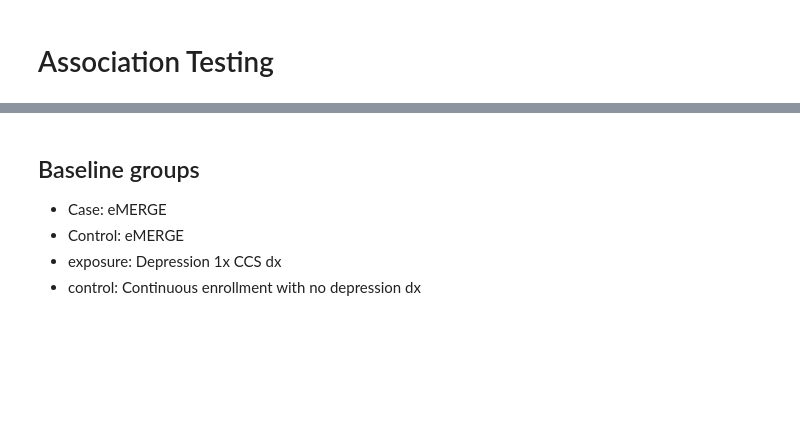
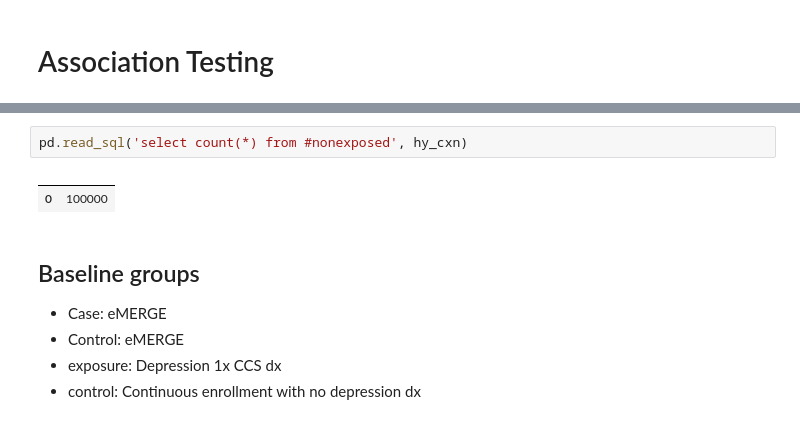
Before and after one commit to brettbj/association-robustness, a Jupyter notebook: Exploration.ipynb, the cells around one changed output, grey strips where cells are left out. Saved outputs shown, nothing was run; the diff lists cells and outputs as text; blank space fills up the shorter version.

```diff
--- a/Exploration.ipynb
+++ b/Exploration.ipynb
@@ -456,3 +453,8 @@ def contingency_table(case_tablename, control_tablename, exposed_tablename, none
+# %%
+pd.read_sql('select count(*) from #nonexposed', hy_cxn)
+# %% [output]
+|  |  |
+| 0 | 100000 |
 # %% [markdown]
 ## Baseline groups
 * Case: eMERGE
```
Also changed, not shown: parts of 10 cells of this notebook, 4 other files.
